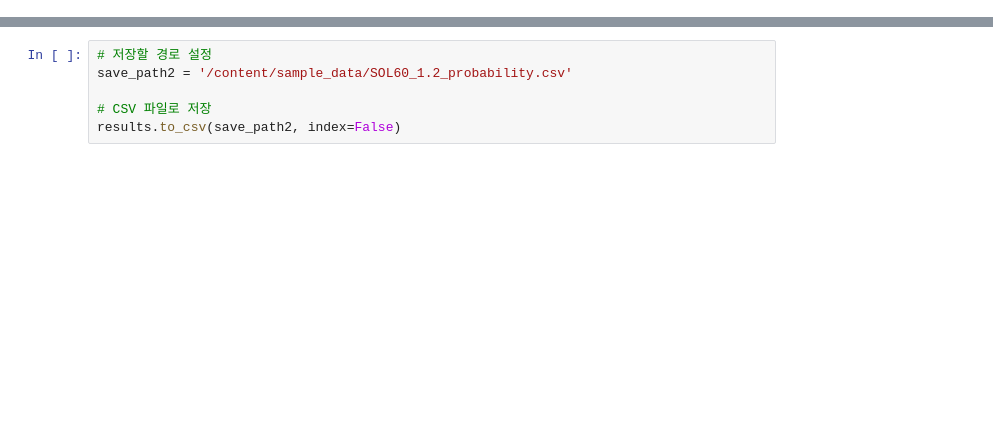
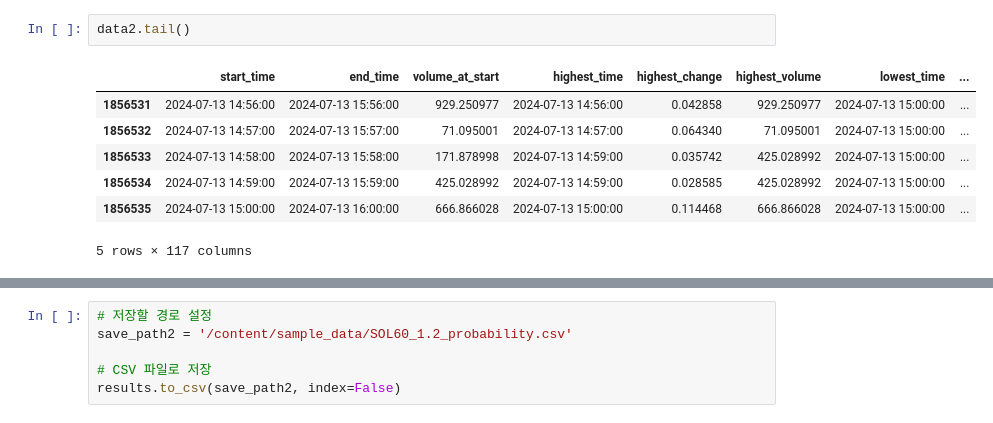
Before and after one commit to krkr5628/Crypto_Analysis_Colab, a Jupyter notebook: Best_Part.ipynb, the cells around one changed output, grey strips where cells are left out. Saved outputs shown, nothing was run; the diff lists cells and outputs as text; blank space fills up the shorter version.

```diff
--- a/Best_Part.ipynb
+++ b/Best_Part.ipynb
@@ -119,0 +427,10 @@ import ast
+# %%
+data2.tail()
+# %% [output]
+|  | start_time | end_time | volume_at_start | highest_time | highest_change | highest_volume | lowest_time | ... |
+| 1856531 | 2024-07-13 14:56:00 | 2024-07-13 15:56:00 | 929.250977 | 2024-07-13 14:56:00 | 0.042858 | 929.250977 | 2024-07-13 15:00:00 | ... |
+| 1856532 | 2024-07-13 14:57:00 | 2024-07-13 15:57:00 | 71.095001 | 2024-07-13 14:57:00 | 0.064340 | 71.095001 | 2024-07-13 15:00:00 | ... |
+| 1856533 | 2024-07-13 14:58:00 | 2024-07-13 15:58:00 | 171.878998 | 2024-07-13 14:59:00 | 0.035742 | 425.028992 | 2024-07-13 15:00:00 | ... |
+| 1856534 | 2024-07-13 14:59:00 | 2024-07-13 15:59:00 | 425.028992 | 2024-07-13 14:59:00 | 0.028585 | 425.028992 | 2024-07-13 15:00:00 | ... |
+| 1856535 | 2024-07-13 15:00:00 | 2024-07-13 16:00:00 | 666.866028 | 2024-07-13 15:00:00 | 0.114468 | 666.866028 | 2024-07-13 15:00:00 | ... |
+5 rows × 117 columns
```
Also changed, not shown: parts of 43 cells of this notebook.
